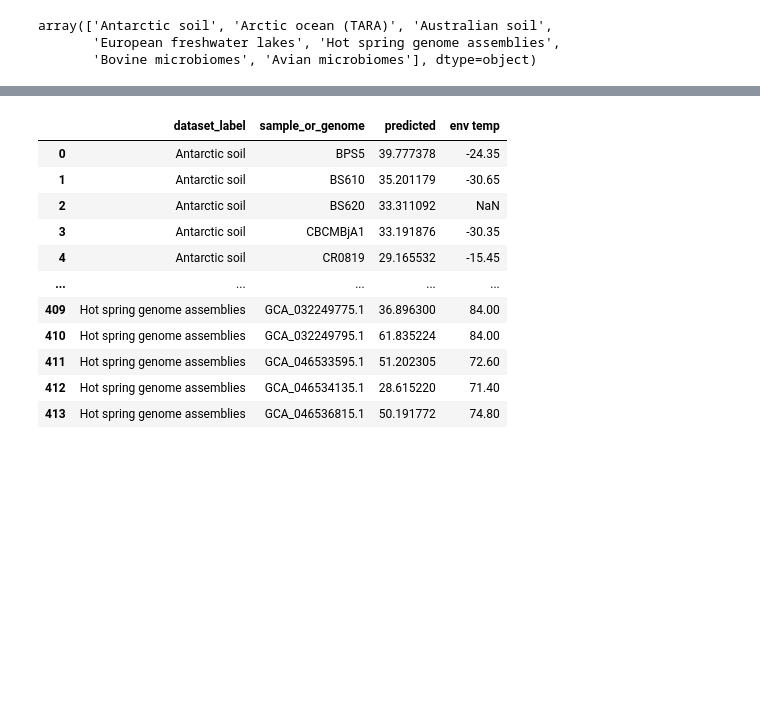
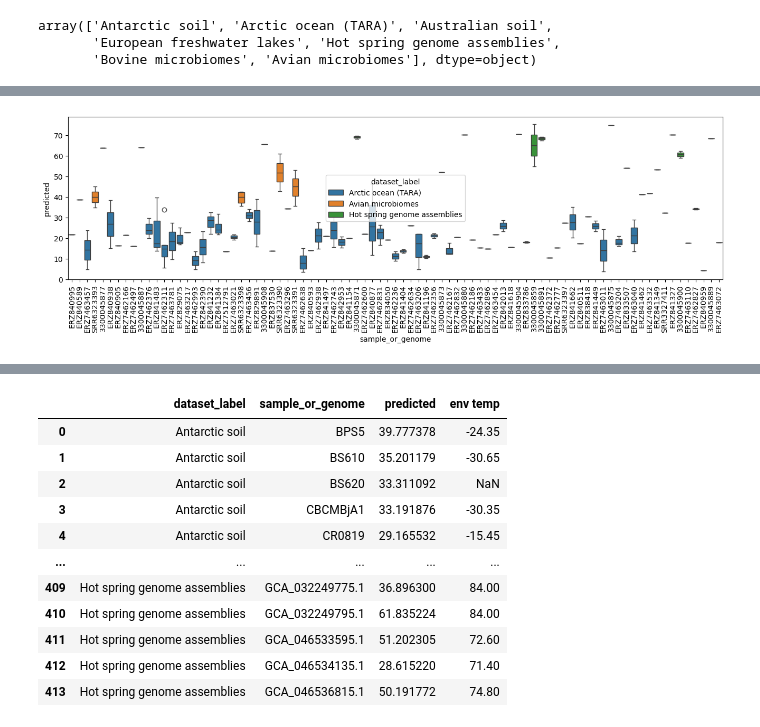
Before and after one commit to realmichaelhoffert/adenylate_kinase_ogt, a Jupyter notebook: notebooks/07_mgnify.ipynb, the cells around one changed output, grey strips where cells are left out. Saved outputs shown, nothing was run; the diff lists cells and outputs as text; code cells hidden in the pictures; blank space fills up the shorter version.

```diff
--- a/notebooks/07_mgnify.ipynb
+++ b/notebooks/07_mgnify.ipynb
@@ -2271,0 +1711,16 @@ plotdf.to_csv('./../data/validation_datasets/Conteville2024/Conteville2024_predi
+# %%
+with open('./../data/validation_datasets/Salazar2019/adks.faa', 'r') as handle:
+    records = [r for r in SeqIO.parse(handle, format='fasta')]
+
+new_records = []
+for r in records:
+
+    samp = seq2sample.loc[r.id]
+    temp = collated_md.set_index('Run').loc[samp, 'Temperature']
+    if not np.isnan(temp):
+        r.id = r.id.replace('XXXtemp=XXX', f'env_temp={temp}')
+        r.description = ''
+        new_records.append(r)
+
+with open('./../data/validation_datasets/Salazar2019/adk_temps.faa', 'w') as handle:
+    SeqIO.write(new_records, handle, format='fasta')
@@ -2298,0 +2080,6 @@ dataset = dataset.reset_index(drop=True)
+# %%
+fig, ax = plt.subplots(figsize=(16, 4))
+sns.boxplot(data=dataset[dataset.dataset_label.isin(['Avian microbiomes', 'Arctic ocean (TARA)', 'Hot spring genome assemblies'])].sample(150), y='predicted', x='sample_or_genome', hue='dataset_label')
+ax.tick_params(axis='x', rotation=90)
+# %% [output]
+[figure, added]
```
Also changed, not shown: parts of 208 cells of this notebook, 12 other files.
